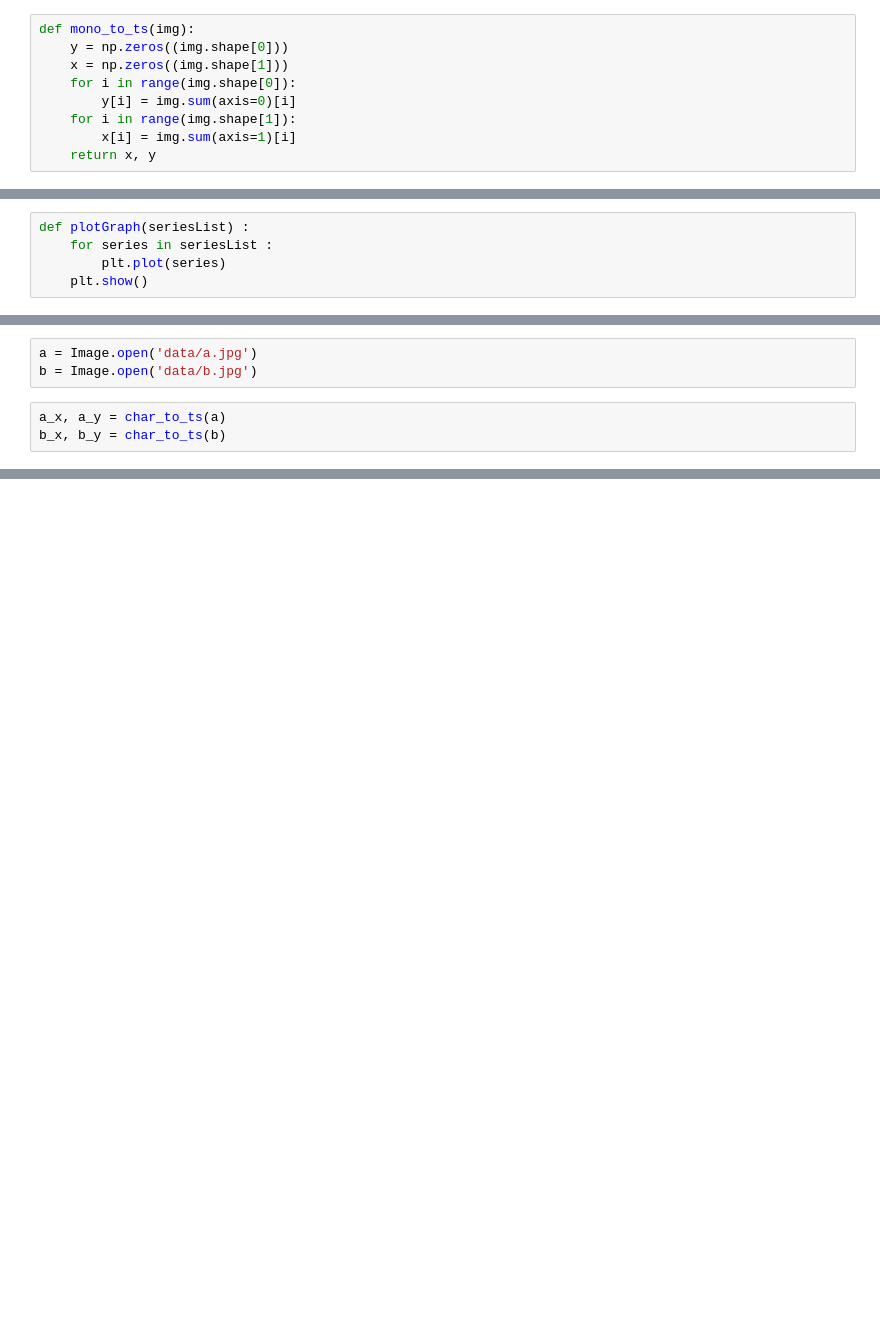
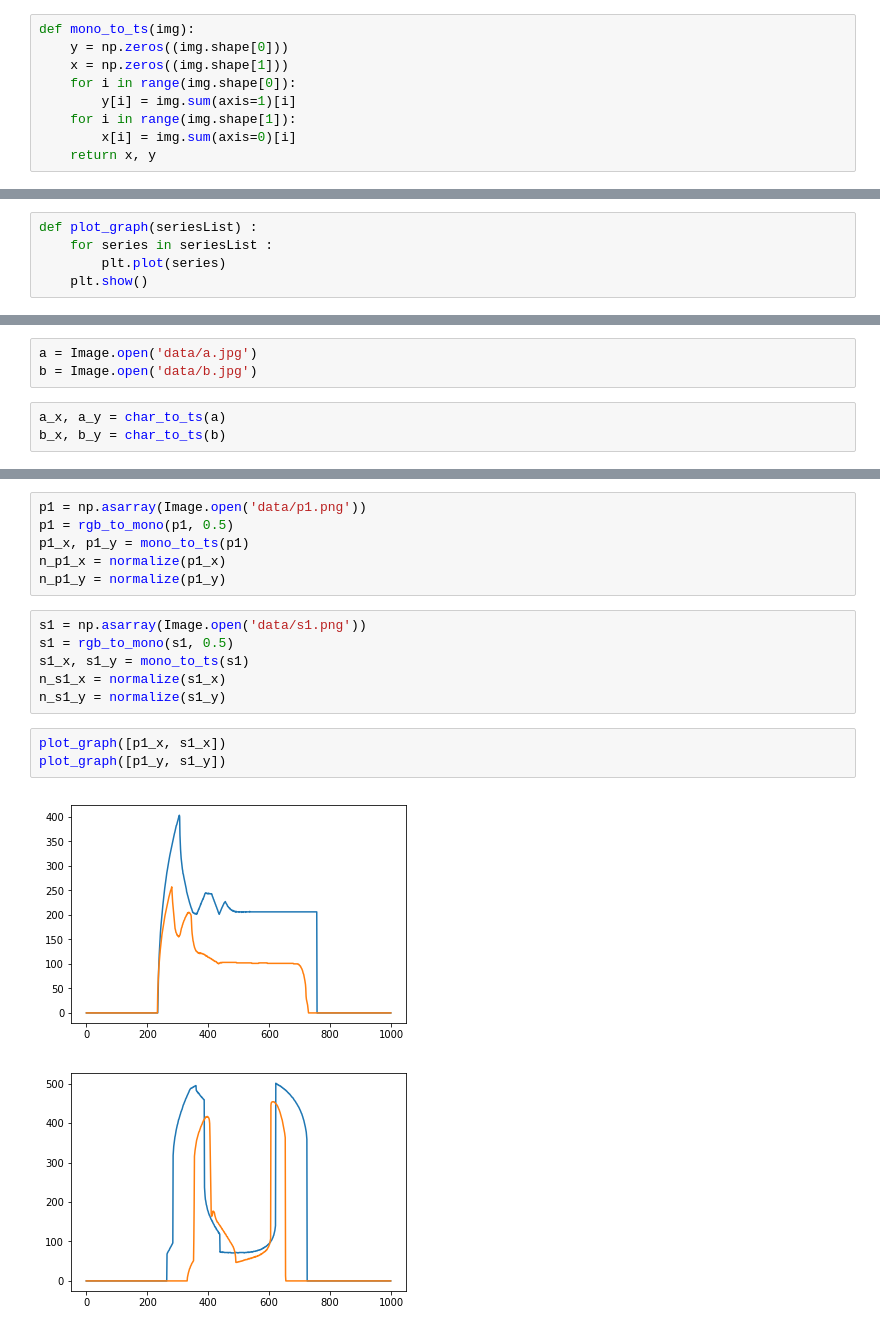
Before and after one commit to manussawee/char-to-ts, a Jupyter notebook: char-to-ts.ipynb, the cells around one changed output, grey strips where cells are left out. Cells and saved outputs as stored; diff of their text form; blank space fills up the shorter version.

```diff
--- a/char-to-ts.ipynb
+++ b/char-to-ts.ipynb
@@ -14,8 +14,8 @@ def mono_to_ts(img):
     y = np.zeros((img.shape[0]))
     x = np.zeros((img.shape[1]))
     for i in range(img.shape[0]):
-        y[i] = img.sum(axis=0)[i]
+        y[i] = img.sum(axis=1)[i]
     for i in range(img.shape[1]):
-        x[i] = img.sum(axis=1)[i]
+        x[i] = img.sum(axis=0)[i]
     return x, y
 # %%
@@ -38,7 +38,7 @@ def normalize(rawData) :
     normData = normFunction(rawData)
     return normData
 # %%
-def plotGraph(seriesList) :
+def plot_graph(seriesList) :
     for series in seriesList :
         plt.plot(series)
     plt.show()
@@ -63,2 +63,20 @@ plotGraph([np.concatenate([a_x, a_y]), np.concatenate([b_x, b_y])])
 # %% [output]
 [figure]
+# %%
+p1 = np.asarray(Image.open('data/p1.png'))
+p1 = rgb_to_mono(p1, 0.5)
+p1_x, p1_y = mono_to_ts(p1)
+n_p1_x = normalize(p1_x)
+n_p1_y = normalize(p1_y)
+# %%
+s1 = np.asarray(Image.open('data/s1.png'))
+s1 = rgb_to_mono(s1, 0.5)
+s1_x, s1_y = mono_to_ts(s1)
+n_s1_x = normalize(s1_x)
+n_s1_y = normalize(s1_y)
+# %%
+plot_graph([p1_x, s1_x])
+plot_graph([p1_y, s1_y])
+# %% [output]
+[figure, added]
+[figure, added]
```
Also changed, not shown: parts of 10 cells of this notebook, 55 other files.
